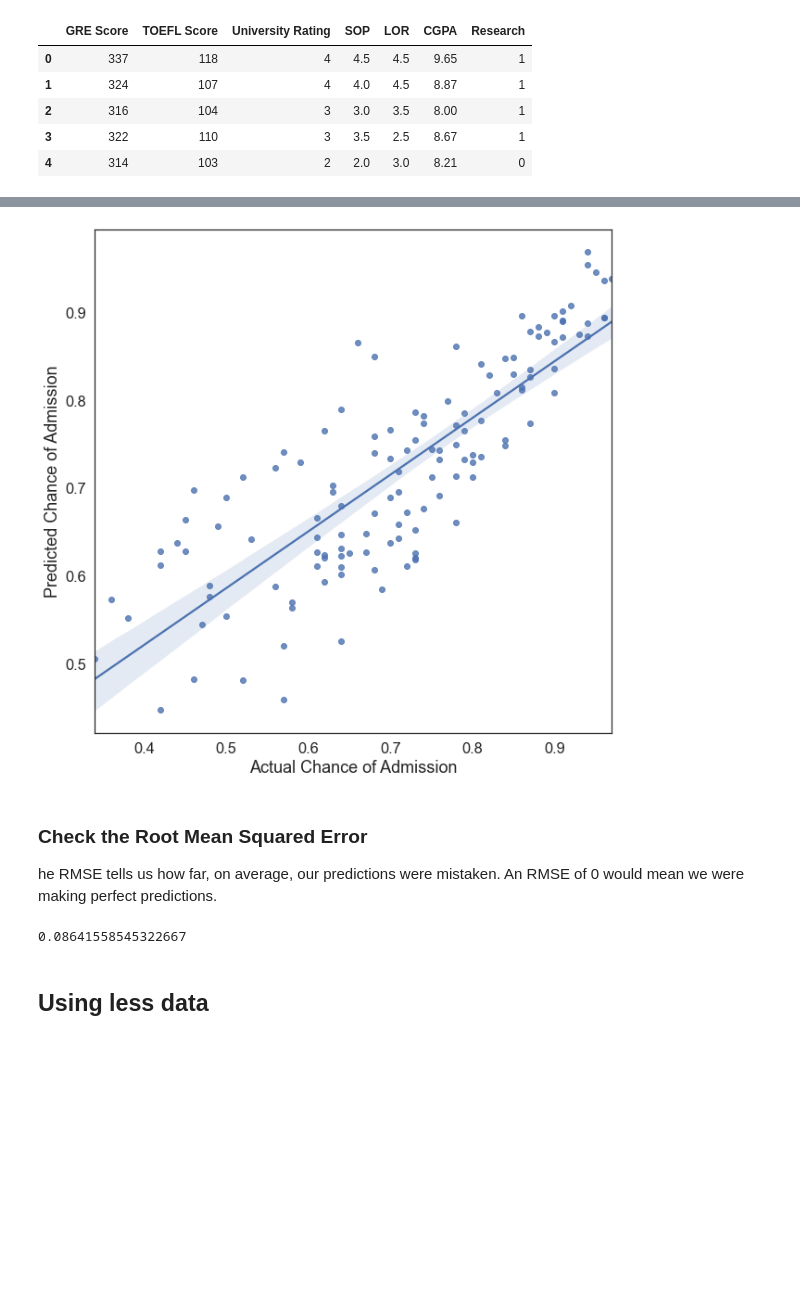
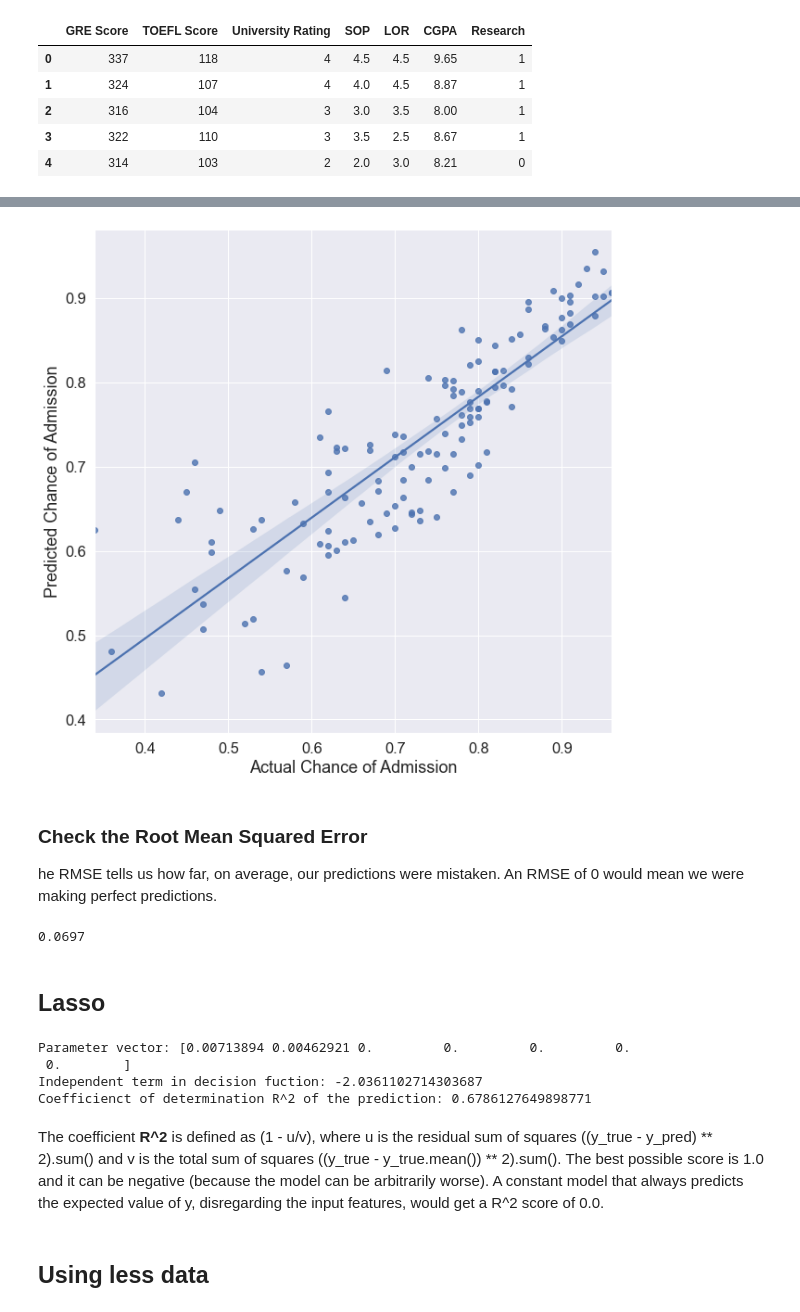
Before and after one commit to jharvey407/AdmissionPredictionModel, a Jupyter notebook: Admission Predictions.ipynb, the cells around one changed output, grey strips where cells are left out. Drawn from its saved outputs; the diff is of its cells as text; code cells hidden in the pictures; blank space fills up the shorter version.

Commit message:
Progress Commit added lasso

```diff
--- a/Admission Predictions.ipynb
+++ b/Admission Predictions.ipynb
@@ -278,8 +227,0 @@ plt.title(f'Component {pc_var:.2f}% variance explained');
-# %%
-x = admit_pca_x[:, 0]
-y = admit_pca_x[:, 1]
-
-
-sns.set_style('white')
-plt.figure(figsize=(8,8))
-sns.regplot(x=x,y=y, marker='.');
@@ -297,8 +237,7 @@ Index(['Serial No.', 'GRE Score', 'TOEFL Score', 'University Rating', 'SOP',
 # %%
 # Choose X and Y data sets
 X = admit_data.drop(['Serial No.', 'Chance of Admit '], axis=1)
-y = admit_data[['Chance of Admit ']]
-
+y = admit_data['Chance of Admit ']
 # Check Shapes
 X.head()
 # %% [output]
@@ -374,6 +313,7 @@ y_pred = rModel_fit.predict(X_test)
 
 # Combine the predictions and actual values into a data frame
 pred_act = pd.DataFrame(y_test)
-pred_act['predicted admit'] = y_pred
-pred_act.head()
+pred_act['Predicted Admit'] = y_pred
+pred_act['Difference'] = (pred_act['Chance of Admit '] - pred_act['Predicted Admit']).round(2)
+pred_act.sample(20)
 # %% [output]
@@ -386,10 +337,10 @@ pred_act.head()
 # %%
 plt.figure(figsize=(10,10))
-sns.regplot(x='Chance of Admit ', y='predicted admit', data=pred_act)
+sns.regplot(x='Chance of Admit ', y='Predicted Admit', data=pred_act)
 plt.xlabel('Actual Chance of Admission')
 plt.ylabel('Predicted Chance of Admission');
 # %% [output]
-[figure, old version]
+[figure, new version]
 # %% [markdown]
 ### Check the Root Mean Squared Error
 
@@ -402,9 +353,36 @@ from sklearn.metrics import mean_squared_error, r2_score
 def rmse(actual, predicted):
     return math.sqrt(mean_squared_error(actual, predicted))
 
-rmse(pred_act['Chance of Admit '], pred_act['predicted admit'])
+round(rmse(pred_act['Chance of Admit '], pred_act['Predicted Admit']),4)
 # %% [output]
-0.08641558545322667
+0.0697
+# %% [markdown]
+## Lasso
+# %%
+from sklearn import linear_model
+
+# Create the model
+reg = linear_model.Lasso(alpha=0.1)
+
+# Fit the model
+reg_fit = reg.fit(X_train, y_train)
+
+# Evaluate the model
+print('Parameter vector:',reg_fit.coef_)
+print('Independent term in decision fuction:',reg_fit.intercept_)
+
+# Predict
+y_pred_lasso = reg.predict(X_test)
+
+# Return R^2
+print('Coefficienct of determination R^2 of the prediction:',reg.score(X_test, y_test))
+# %% [output]
+Parameter vector: [0.00713894 0.00462921 0.         0.         0.         0.
+ 0.        ]
+Independent term in decision fuction: -2.0361102714303687
+Coefficienct of determination R^2 of the prediction: 0.6786127649898771
+# %% [markdown]
+The coefficient __R^2__ is defined as (1 - u/v), where u is the residual sum of squares ((y_true - y_pred) ** 2).sum() and v is the total sum of squares ((y_true - y_true.mean()) ** 2).sum(). The best possible score is 1.0 and it can be negative (because the model can be arbitrarily worse). A constant model that always predicts the expected value of y, disregarding the input features, would get a R^2 score of 0.0.
 # %% [markdown]
 ## Using less data
 # %%
```
Also changed, not shown: parts of 24 cells of this notebook, 1 other file.
